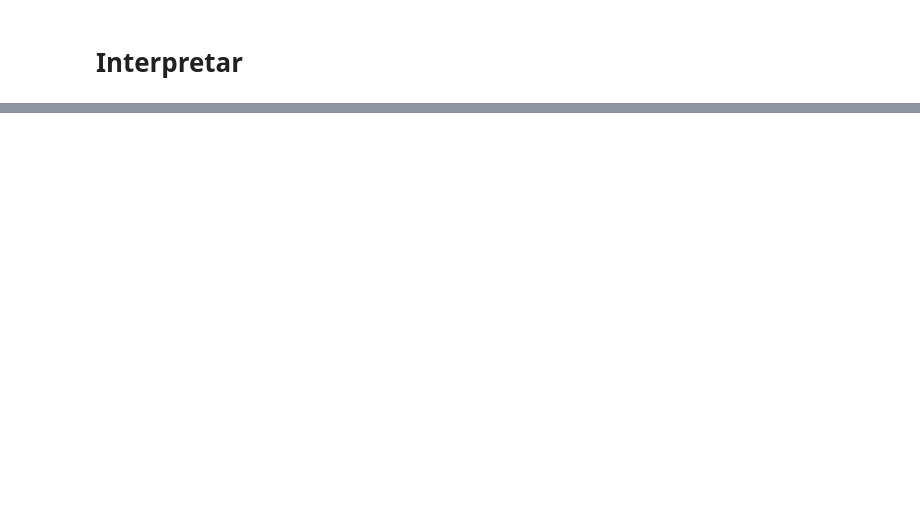
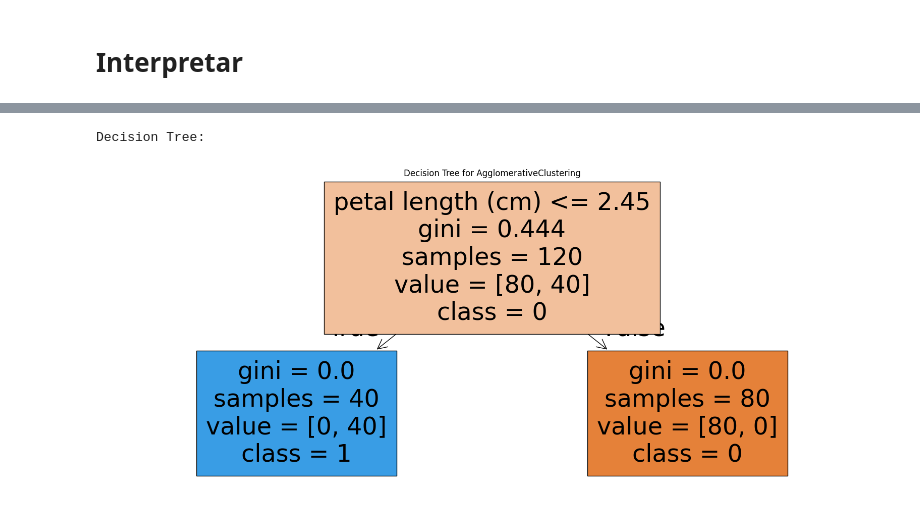
Before and after one commit to DR-Barros/Trabajo-dirigido-clustering, a Jupyter notebook: experimento/real/exp_iris.ipynb, the cells around one changed output, grey strips where cells are left out. Saved outputs shown, nothing was run; the diff lists cells and outputs as text; code cells hidden in the pictures; blank space fills up the shorter version.

```diff
--- a/experimento/real/exp_iris.ipynb
+++ b/experimento/real/exp_iris.ipynb
@@ -375,0 +303,5 @@ DSClassifier Accuracy: 0.97
+# %%
+#interpretamos primer algoritmo
+models = saved_models[top_3_algorithms.index[1]]
+print('Ripper Rules:')
+models['ripper'].print_rules()
@@ -375,0 +316,9 @@ DSClassifier Accuracy: 0.97
+# %%
+print('Decision Tree:')
+plt.figure(figsize=(20, 8))
+sk_tree.plot_tree(models['dtree'], filled=True, feature_names=iris.columns, class_names=np.unique(top_3_labels[top_3_algorithms.index[1]]).astype(str))
+plt.title(f'Decision Tree for {top_3_algorithms.index[0]}')
+plt.show()
+# %% [output]
+Decision Tree:
+[figure, added]
```
Also changed, not shown: parts of 49 cells of this notebook, 25 other files.
